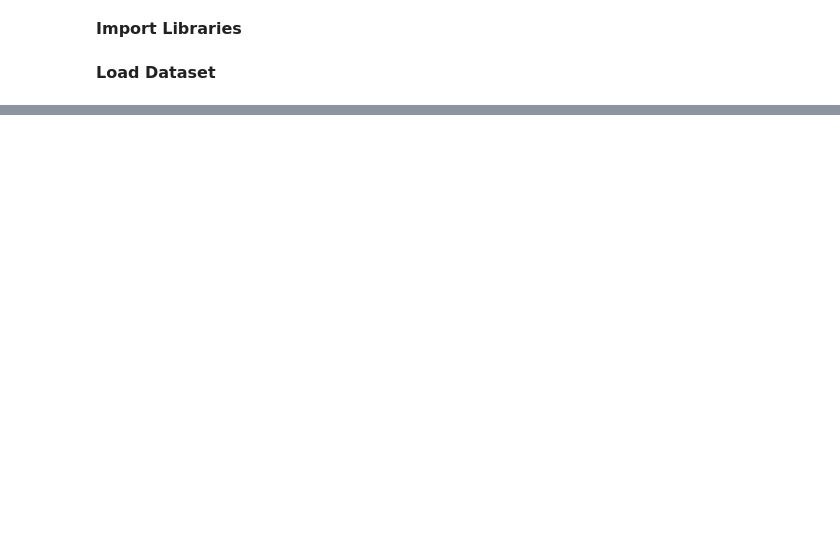
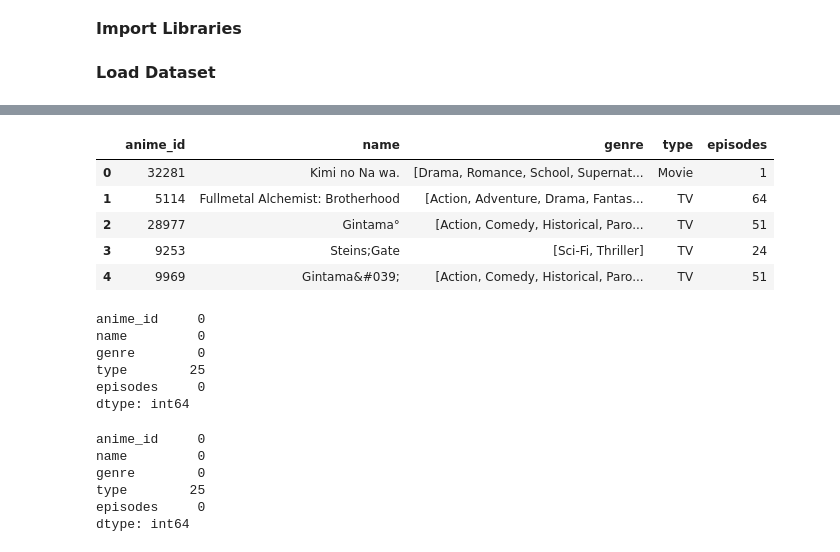
Before and after one commit to JoshuaChoa/IYKRA, a Jupyter notebook: Day 20/Recommendation_Practice.ipynb, the cells around one changed output, grey strips where cells are left out. Cells and saved outputs as stored; diff of their text form; code cells hidden in the pictures; blank space fills up the shorter version.

```diff
--- a/Day 20/Recommendation_Practice.ipynb
+++ b/Day 20/Recommendation_Practice.ipynb
@@ -1313,0 +1432,23 @@ ratings = pd.read_csv('ratings.csv')
+# %%
+anime = pd.read_csv('anime.csv')
+ratings = pd.read_csv('anime_rating.csv')
+# %%
+anime['genre'] = anime['genre'].str.split(',')
+anime.drop(columns=['rating','members'], inplace=True)
+anime.head()
+# %% [output]
+|  | anime_id | name | genre | type | episodes |
+| 0 | 32281 | Kimi no Na wa. | [Drama, Romance, School, Supernat... | Movie | 1 |
+| 1 | 5114 | Fullmetal Alchemist: Brotherhood | [Action, Adventure, Drama, Fantas... | TV | 64 |
+| 2 | 28977 | Gintama° | [Action, Comedy, Historical, Paro... | TV | 51 |
+| 3 | 9253 | Steins;Gate | [Sci-Fi, Thriller] | TV | 24 |
+| 4 | 9969 | Gintama&#039; | [Action, Comedy, Historical, Paro... | TV | 51 |
+# %%
+anime.isnull().sum()
+# %% [output]
+anime_id     0
+name         0
+genre        0
+type        25
+episodes     0
+dtype: int64
@@ -1313,0 +1457,9 @@ ratings = pd.read_csv('ratings.csv')
+# %%
+anime.isnull().sum()
+# %% [output]
+anime_id     0
+name         0
+genre        0
+type        25
+episodes     0
+dtype: int64
```
Also changed, not shown: parts of 11 cells of this notebook.
